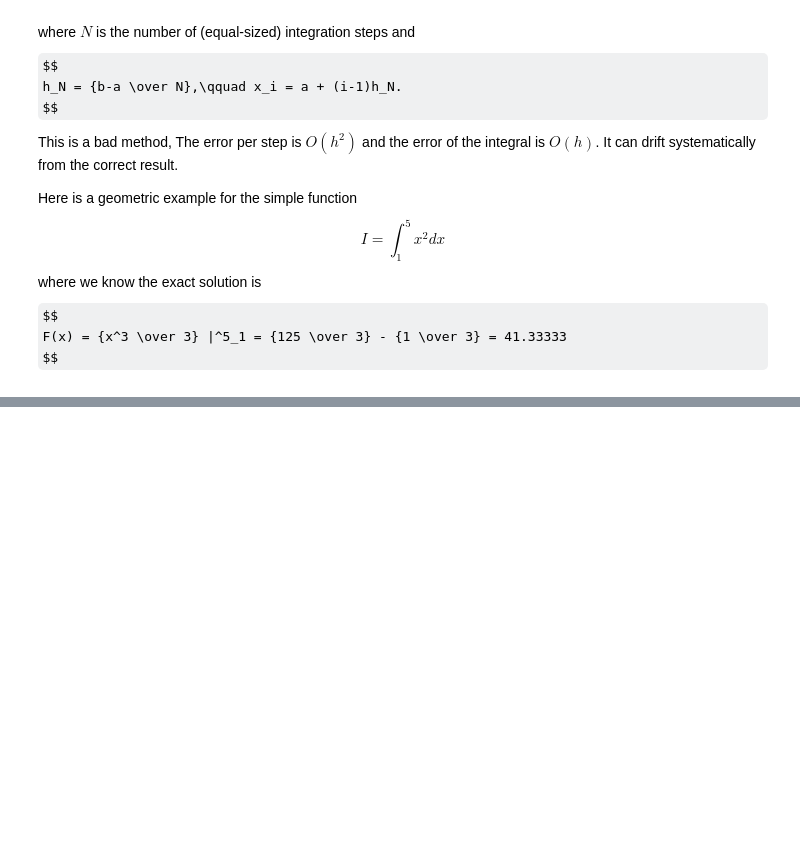
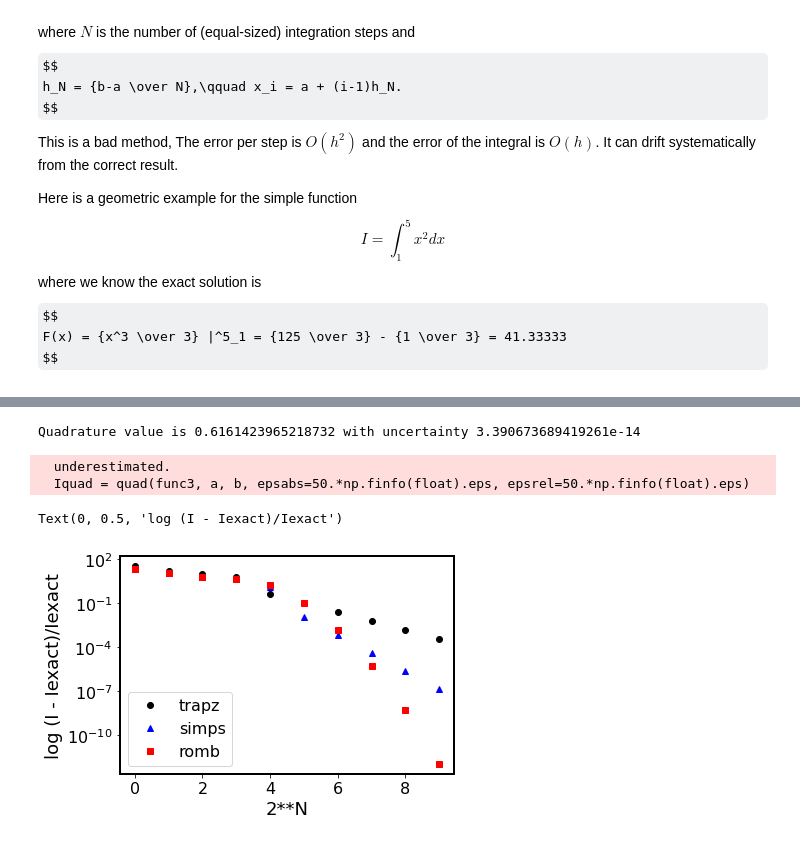
Before and after one commit to paulmartini/NSMA, a Jupyter notebook: Lectures/NumIntegration.ipynb, the cells around one changed output, grey strips where cells are left out. Cells and saved outputs as stored; diff of their text form; code cells hidden in the pictures; some formulas as TeX source; blank space fills up the shorter version.

```diff
--- a/Lectures/NumIntegration.ipynb
+++ b/Lectures/NumIntegration.ipynb
@@ -648,0 +397,33 @@ For $\Omega_m = 0.3$ and $H_0 = 67$ km s$^{−1}$ Mpc$^{−1}$, what is the como
+# %%
+# Use quad as the 'exact' value
+Iquad = quad(func3, a, b, epsabs=50.*np.finfo(float).eps, epsrel=50.*np.finfo(float).eps)
+print("Quadrature value is {0} with uncertainty {1}".format(Iquad[0], Iquad[1]))
+Iexact = Iquad[0]
+
+# Look at convergence:
+num = range(10)
+Itrap = np.zeros(len(num))
+Isimps = np.zeros(len(num))
+Iromb = np.zeros(len(num))
+
+for i, N in enumerate(num):
+    nsteps = np.power(2, N+1) + 1
+    x = np.linspace(a, b, nsteps)
+    y = func3(x)
+    Itrap[i] = trapz(y, x=x)
+    Isimps[i] = simps(y, x=x)
+    Iromb[i] = romb(y, x[1]-x[0])
+
+plt.plot(num, np.fabs(Itrap-Iexact)/Iexact, 'ko', label='trapz')
+plt.plot(num, np.fabs(Isimps-Iexact)/Iexact, 'b^', label='simps')
+plt.plot(num, np.fabs(Iromb-Iexact)/Iexact, 'rs', label='romb')
+plt.legend()
+plt.yscale('log')
+plt.xlabel("2**N")
+plt.ylabel("log (I - Iexact)/Iexact")
+# %% [output]
+Quadrature value is 0.6161423965218732 with uncertainty 3.390673689419261e-14
+  underestimated.
+  Iquad = quad(func3, a, b, epsabs=50.*np.finfo(float).eps, epsrel=50.*np.finfo(float).eps)
+Text(0, 0.5, 'log (I - Iexact)/Iexact')
+[figure, added]
```
Also changed, not shown: parts of 55 cells of this notebook.
